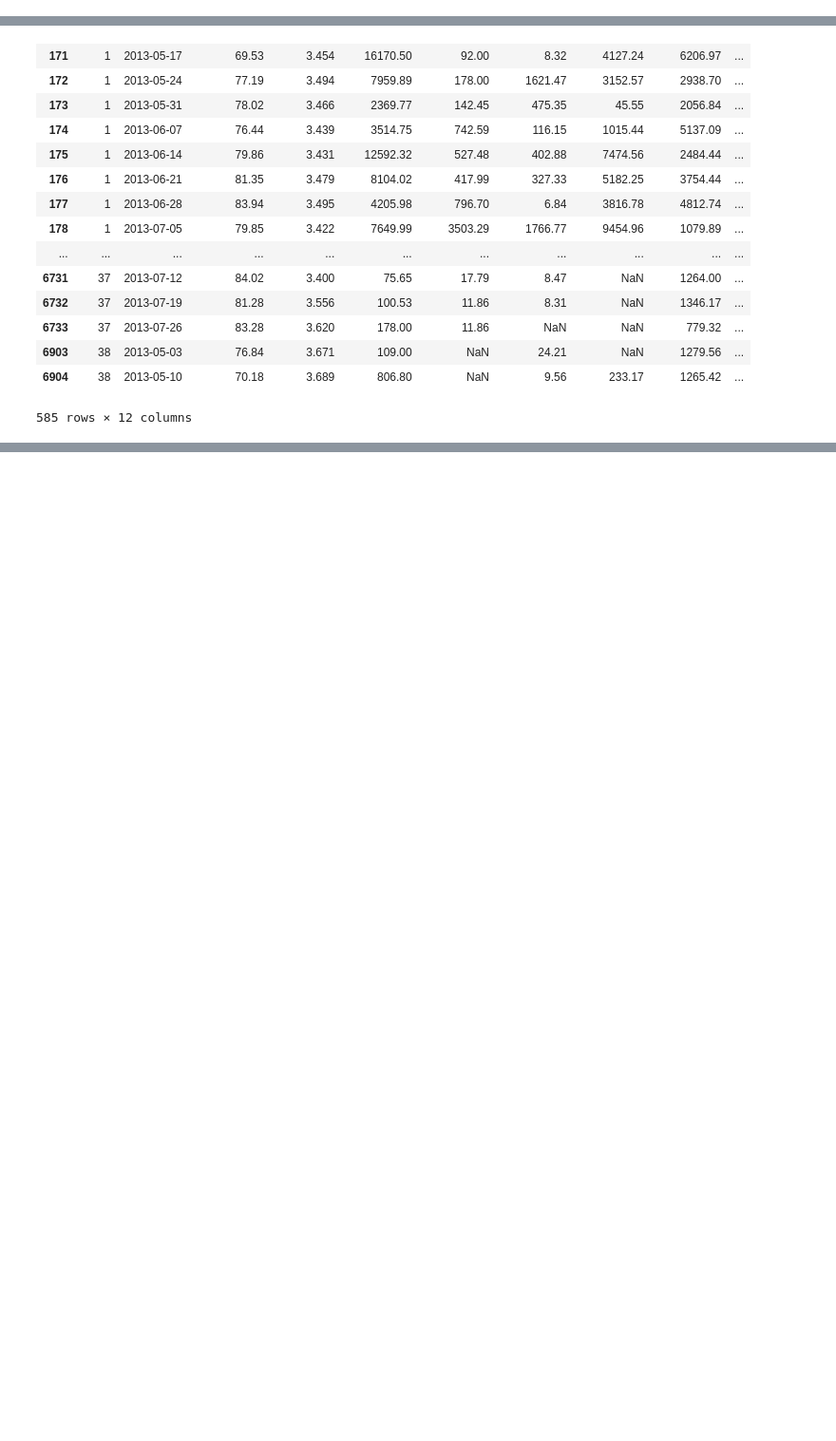
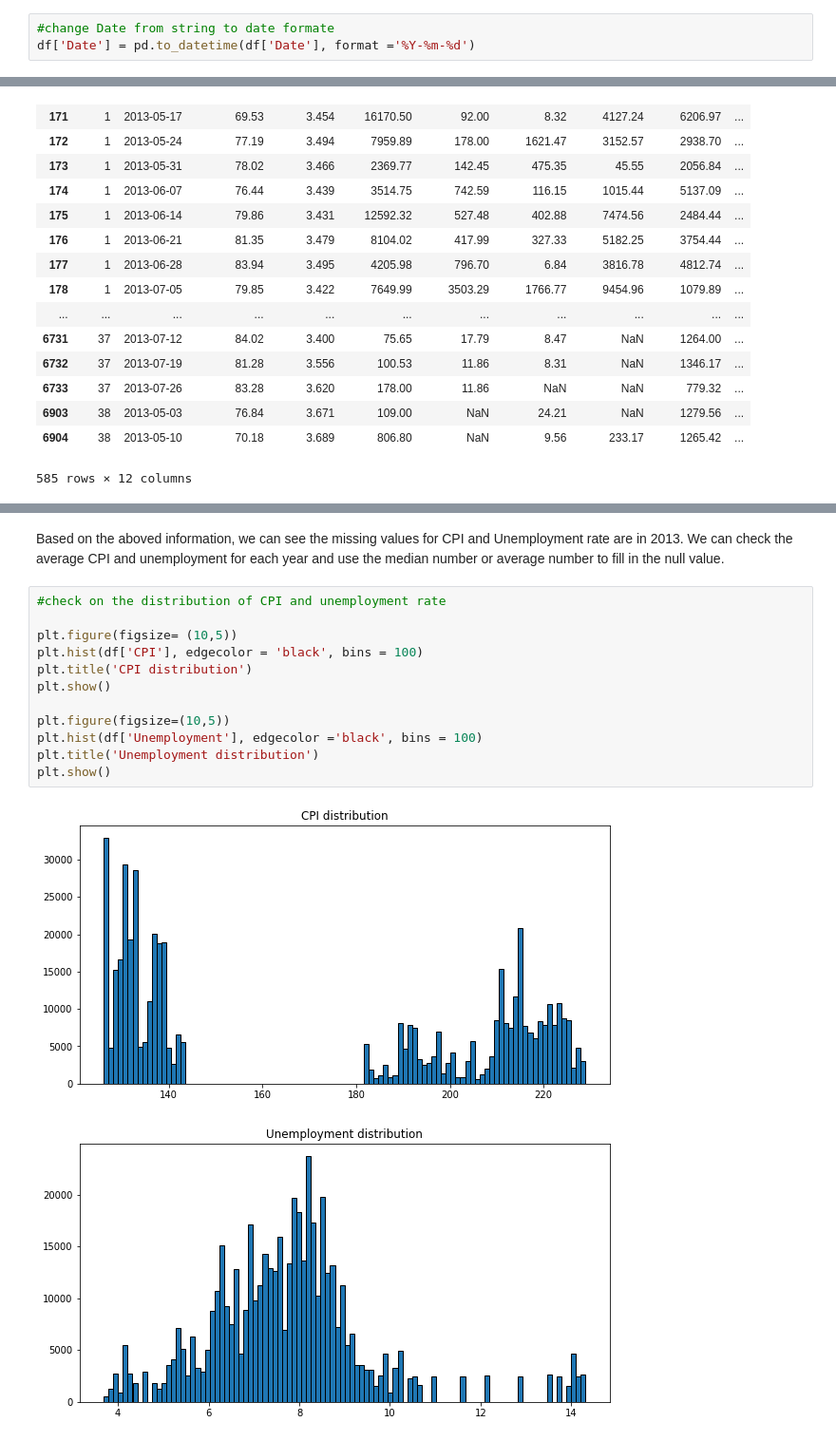
Before and after one commit to terrancexia/Walmart-Store-Sales-Forecast, a Jupyter notebook: Walmart Store Sales Forecast .ipynb, the cells around one changed output, grey strips where cells are left out. Shown: that part at 95% size. Drawn from its saved outputs; the diff is of its cells as text; blank space fills up the shorter version.

```diff
--- a/Walmart Store Sales Forecast .ipynb
+++ b/Walmart Store Sales Forecast .ipynb
@@ -220,3 +229,6 @@ Unemployment    498472 non-null float64
 IsHoliday_y     536634 non-null float64
 dtypes: bool(1), float64(11), int64(3), object(2)
 memory usage: 90.1+ MB
+# %%
+#change Date from string to date formate
+df['Date'] = pd.to_datetime(df['Date'], format ='%Y-%m-%d')
@@ -263,0 +278,17 @@ df.head()
+# %% [markdown]
+Based on the aboved information, we can see the missing values for CPI and Unemployment rate are in 2013. We can check the average CPI and unemployment for each year and use the median number or average number to fill in the null value.
+# %%
+#check on the distribution of CPI and unemployment rate
+
+plt.figure(figsize= (10,5))
+plt.hist(df['CPI'], edgecolor = 'black', bins = 100)
+plt.title('CPI distribution')
+plt.show()
+
+plt.figure(figsize=(10,5))
+plt.hist(df['Unemployment'], edgecolor ='black', bins = 100)
+plt.title('Unemployment distribution')
+plt.show()
+# %% [output]
+[figure, added]
+[figure, added]
```
Also changed, not shown: parts of 24 cells of this notebook.
